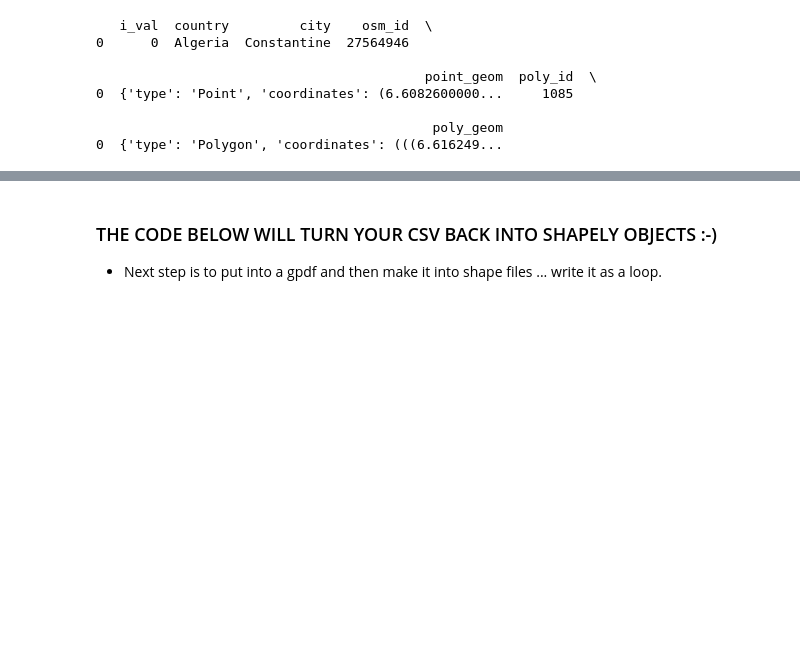
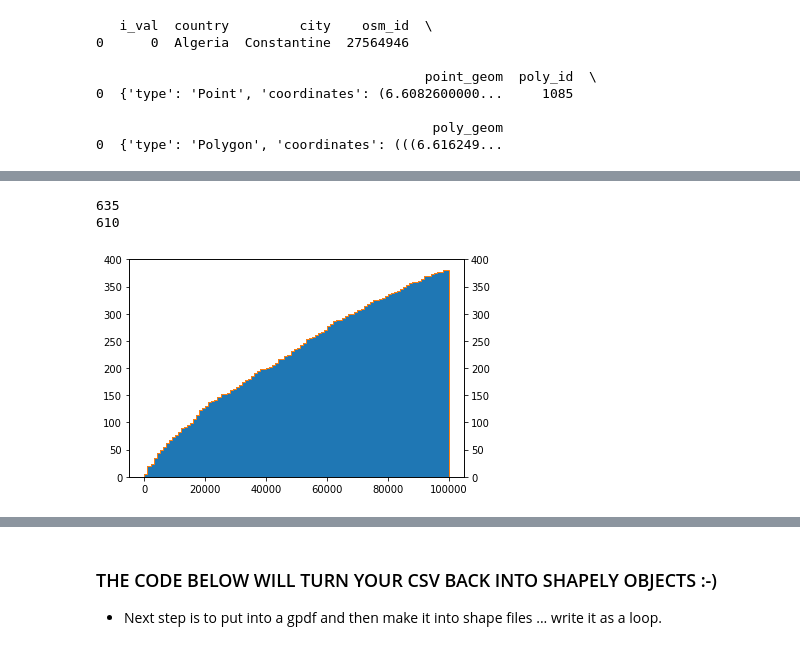
Before and after one commit to cascadet/AfricaUrbanPop, a Jupyter notebook: notebooks/jupyter/2018-10-26-Raster-Clean.ipynb, the cells around one changed output, grey strips where cells are left out. Drawn from its saved outputs; the diff is of its cells as text; code cells hidden in the pictures; blank space fills up the shorter version.

```diff
--- a/notebooks/jupyter/2018-10-26-Raster-Clean.ipynb
+++ b/notebooks/jupyter/2018-10-26-Raster-Clean.ipynb
@@ -324,7 +342,7 @@ import ast
 test_1 = []
 test_2 = []
 
-for i in polypoints_2020_df['poly_geom']:
+for i in polypoints_2000_df['poly_geom']:
     i = (ast.literal_eval(i))
     test_1.append((i))
 
@@ -337,4 +355,4 @@ for j in test_1:
 #     test.append = (poly)
 
 #polypoints_2020_df['poly_geom'] = polypoints_2020_df['poly_geom'].apply(ast.literal_eval())
-polypoints_2020_df['geometry'] = test_2
+polypoints_2000_df['geometry'] = test_2
@@ -346,0 +406,5 @@ polypoints_2000_gdf = gpd.GeoDataFrame(polypoints_2000_df, geometry='geometry')
+# %%
+from rasterstats import zonal_stats
+
+zone_WP2000 = zonal_stats(polypoints_2000_gdf, africa1k_2000_b1, affine=africa1k_2000.meta['transform'], stats = 'sum')
+zone_WP2020 = zonal_stats(polypoints_2020_gdf, africa1k_2020_b1, affine=africa1k_2020.meta['transform'], stats = 'sum')
@@ -346,0 +427,6 @@ polypoints_2000_gdf = gpd.GeoDataFrame(polypoints_2000_df, geometry='geometry')
+# %%
+zone_WP2000_df = pd.DataFrame(zone_WP2000)
+zone_WP2020_df = pd.DataFrame(zone_WP2020)
+
+polypoints_2000_gdf['Wpop2000'] = zone_WP2000_df['sum']
+polypoints_2020_gdf['Wpop2020'] = zone_WP2020_df['sum']
@@ -346,0 +447,18 @@ polypoints_2000_gdf = gpd.GeoDataFrame(polypoints_2000_df, geometry='geometry')
+# %%
+WP_2000 = []
+WP_2020 = []
+for pop in polypoints_2000_gdf['Wpop2000']:
+    if pop >0:
+        if pop < 1000000:
+            WP_2000.append((pop))
+
+for pop in polypoints_2020_gdf['Wpop2020']:
+    if pop >0:
+        if pop < 1000000:
+            WP_2020.append((pop))
+# %%
+print(len(WP_2000))
+print(len(WP_2020))
+# %% [output]
+635
+610
@@ -346,0 +477,8 @@ polypoints_2000_gdf = gpd.GeoDataFrame(polypoints_2000_df, geometry='geometry')
+# %%
+fig, ax = plt.subplots()
+ax2 = ax.twinx()
+n, bins, patches = ax.hist(WP_2000, bins=100, normed=False, range = [0, 100000], cumulative = True)
+n, bins, patches = ax2.hist(
+    WP_2000, cumulative=1, histtype='step', bins=100, color='tab:orange', range = [0, 100000])
+# %% [output]
+[figure, added]
```
Also changed, not shown: parts of 24 cells of this notebook, 10 other files.
